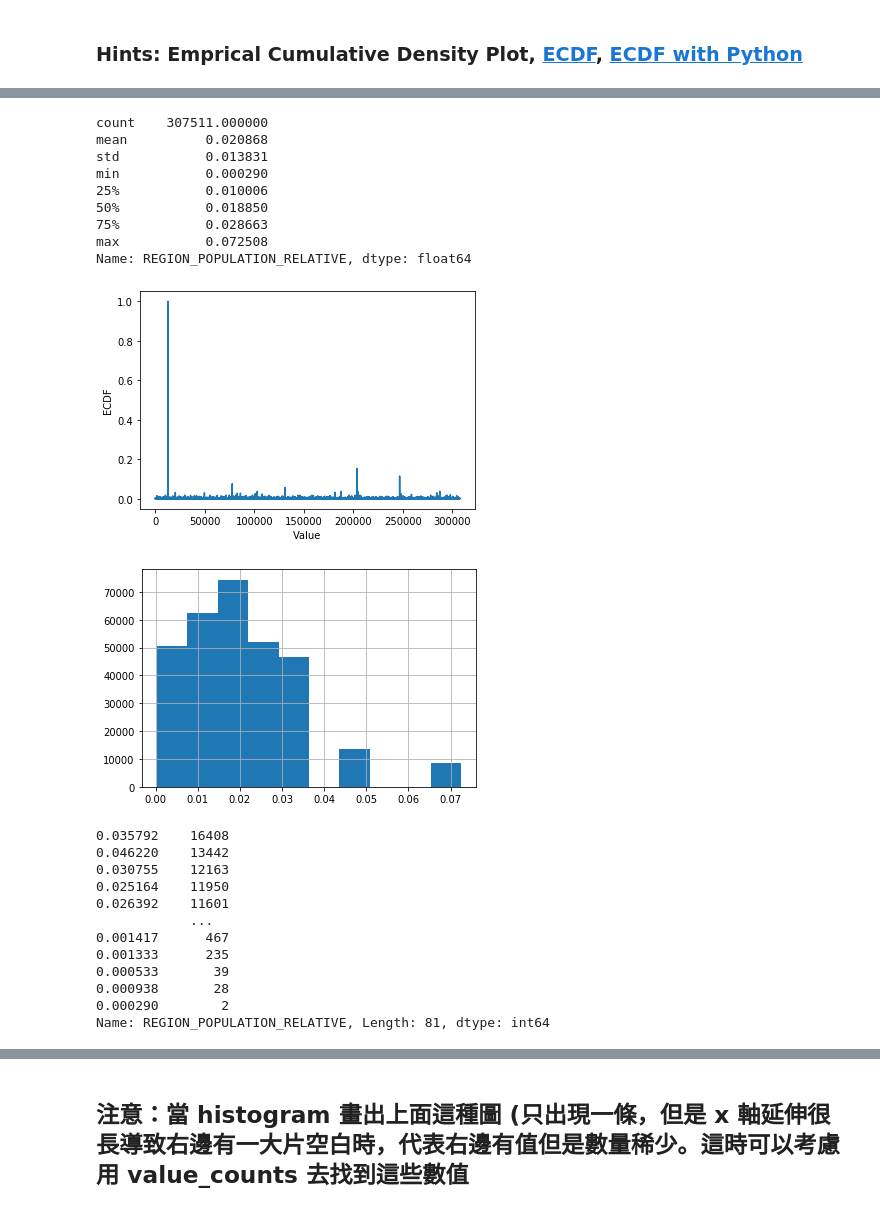
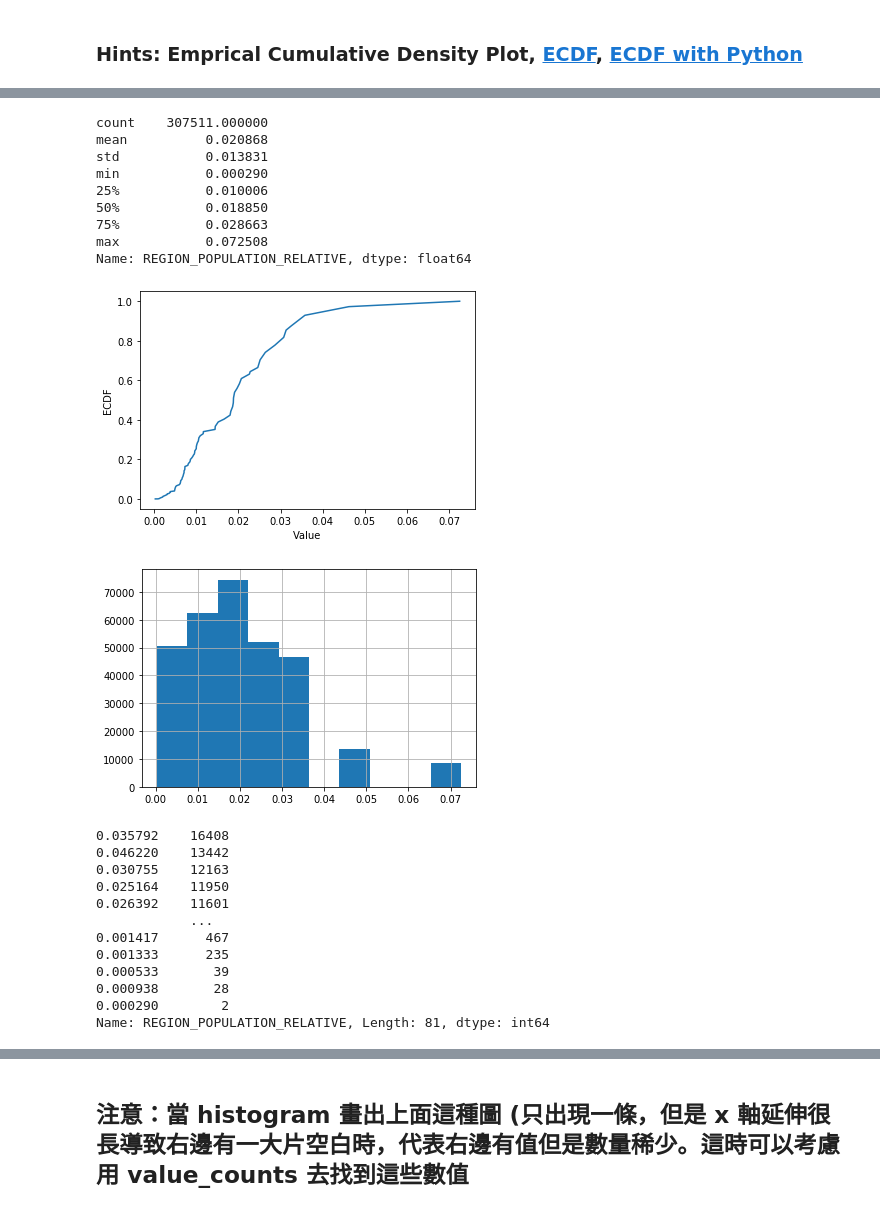
Before and after one commit to WangRory/3rd-ML100Days, a Jupyter notebook: homework/Day_009_HW.ipynb, the cells around one changed output, grey strips where cells are left out. Cells and saved outputs as stored; diff of their text form; code cells hidden in the pictures.

```diff
--- a/homework/Day_009_HW.ipynb
+++ b/homework/Day_009_HW.ipynb
@@ -140,35 +148,35 @@ Name: AMT_INCOME_TOTAL, dtype: float64
 # 最大值落在分布之外
 print(app_train['REGION_POPULATION_RELATIVE'].describe())
 
 # 繪製 Empirical Cumulative Density Plot (ECDF)
 
-cdf = app_train['AMT_INCOME_TOTAL']
+cdf = app_train['REGION_POPULATION_RELATIVE'].value_counts().sort_index().cumsum()
 
 
 plt.plot(list(cdf.index), cdf/cdf.max())
 plt.xlabel('Value')
 plt.ylabel('ECDF')
 plt.ylim([-0.05,1.05]) # 限制顯示圖片的範圍
 plt.show()
 
 app_train['REGION_POPULATION_RELATIVE'].hist()
 plt.show()
 
 app_train['REGION_POPULATION_RELATIVE'].value_counts()
 
 # 就以這個欄位來說，雖然有資料掉在分布以外，也不算異常，僅代表這間公司在稍微熱鬧的地區有的據點較少，
 # 導致 region population relative 在少的部分較為密集，但在大的部分較為疏漏
 # %% [output]
 count    307511.000000
 mean          0.020868
 std           0.013831
 min           0.000290
 25%           0.010006
 50%           0.018850
 75%           0.028663
 max           0.072508
 Name: REGION_POPULATION_RELATIVE, dtype: float64
-[figure, old version]
+[figure, new version]
 [figure]
 0.035792    16408
 0.046220    13442
```
Also changed, not shown: parts of 3 cells of this notebook.
